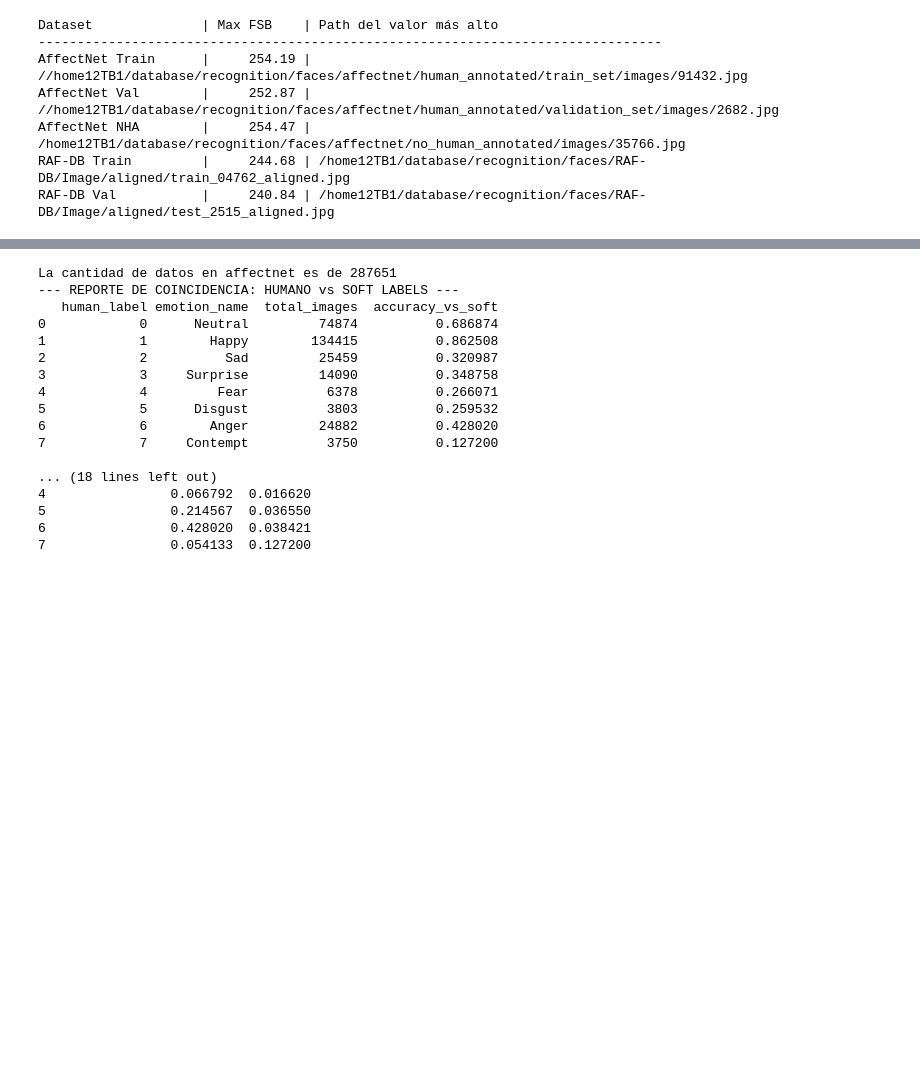
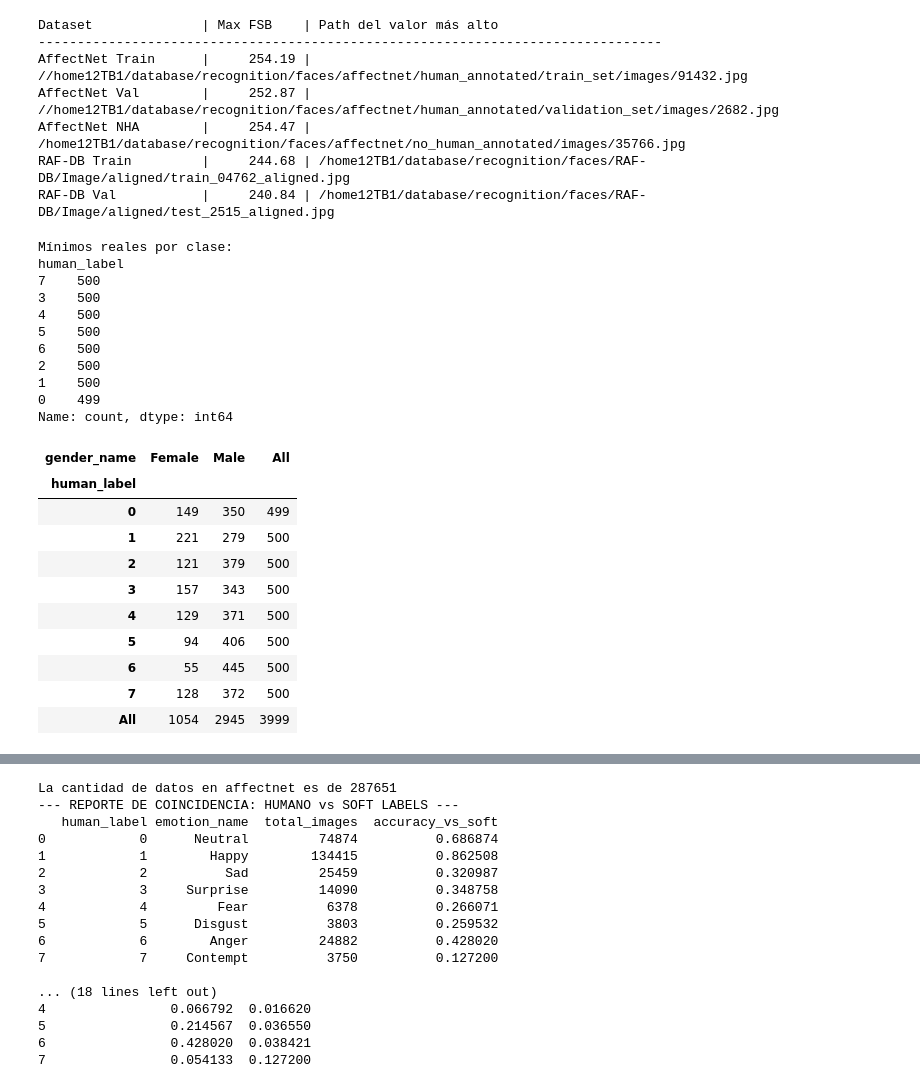
Before and after one commit to mariogutierrezlopez/facial-expression-fairness, a Jupyter notebook: dataset_study.ipynb, the cells around one changed output, grey strips where cells are left out. Drawn from its saved outputs; the diff is of its cells as text; code cells hidden in the pictures; blank space fills up the shorter version.

```diff
--- a/dataset_study.ipynb
+++ b/dataset_study.ipynb
@@ -517,5 +517,47 @@ AffectNet Val        |     252.87 | //home12TB1/database/recognition/faces/affec
 AffectNet NHA        |     254.47 | /home12TB1/database/recognition/faces/affectnet/no_human_annotated/images/35766.jpg
 RAF-DB Train         |     244.68 | /home12TB1/database/recognition/faces/RAF-DB/Image/aligned/train_04762_aligned.jpg
 RAF-DB Val           |     240.84 | /home12TB1/database/recognition/faces/RAF-DB/Image/aligned/test_2515_aligned.jpg
+# %%
+import pandas as pd
+
+df = pd.read_csv("/home12TB1/database/recognition/faces/affectnet/affectnetplus_test_annotations_quality_illum.csv")
+
+# Binarizamos para no perder datos por culpa de los floats
+df['gender_male_bin'] = (df['gender_male'] > 0.5).astype(int)
+df['gender_name'] = df['gender_male_bin'].map({0: 'Female', 1: 'Male'})
+
+# Esta tabla te dará los números REALES de lo que hay en el CSV
+print("Mínimos reales por clase:")
+print(df['human_label'].value_counts())
+
+contingency_table = pd.crosstab(
+    df['human_label'],
+    df['gender_name'],
+    margins=True
+)
+contingency_table
+# %% [output]
+Mínimos reales por clase:
+human_label
+7    500
+3    500
+4    500
+5    500
+6    500
+2    500
+1    500
+0    499
+Name: count, dtype: int64
+| gender_name | Female | Male | All |
+| human_label |  |  |  |
+| 0 | 149 | 350 | 499 |
+| 1 | 221 | 279 | 500 |
+| 2 | 121 | 379 | 500 |
+| 3 | 157 | 343 | 500 |
+| 4 | 129 | 371 | 500 |
+| 5 | 94 | 406 | 500 |
+| 6 | 55 | 445 | 500 |
+| 7 | 128 | 372 | 500 |
+| All | 1054 | 2945 | 3999 |
 # %%
 import pandas as pd
```
Also changed, not shown: parts of 2 cells of this notebook, 3 other files.
